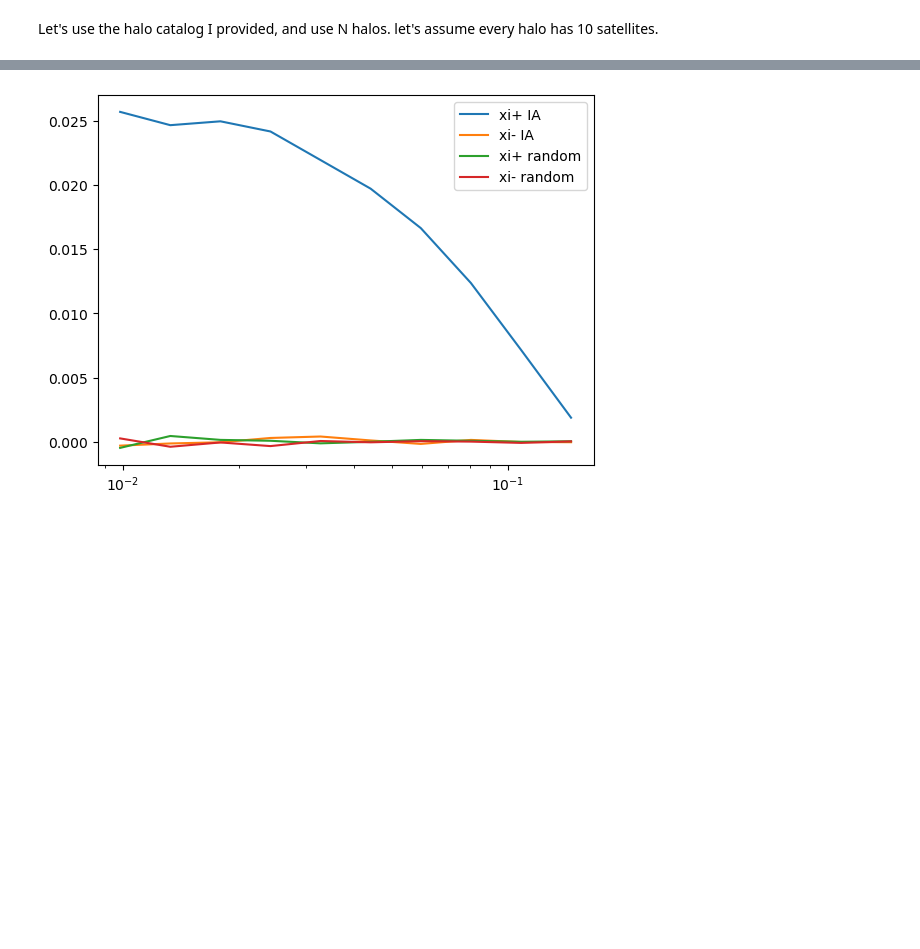
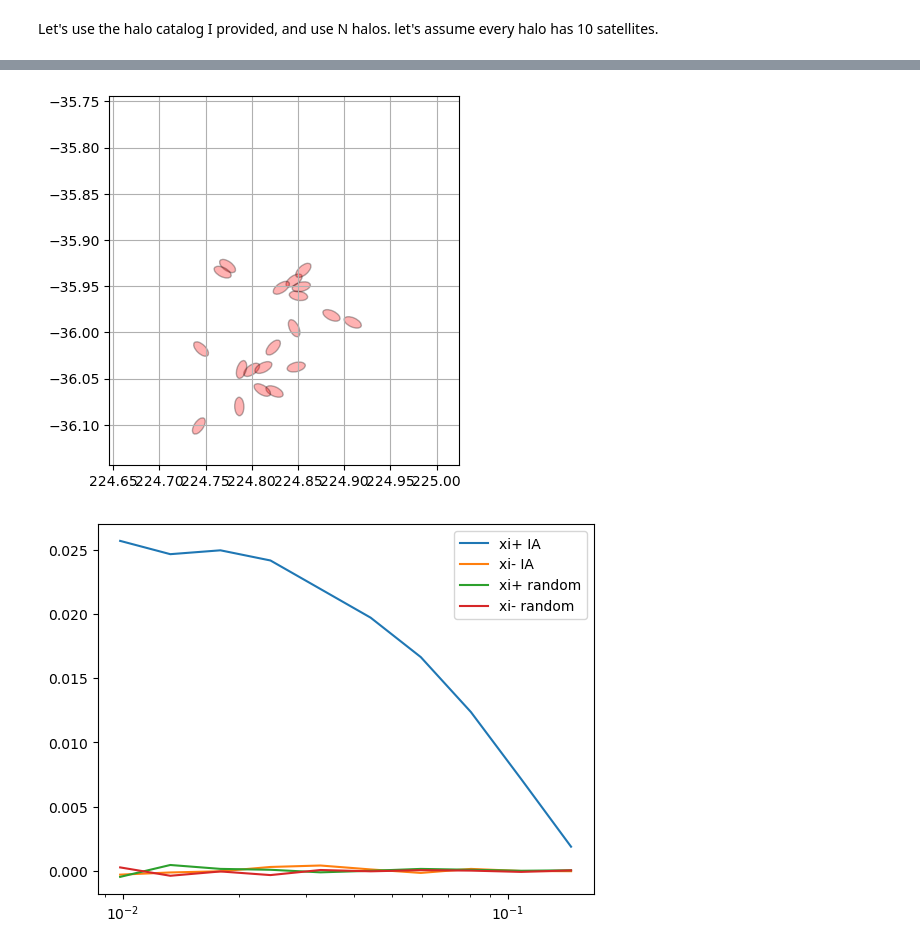
Before and after one commit to mgatti29/IA_halos, a Jupyter notebook: notebooks/intro_WL_IA.ipynb, the cells around one changed output, grey strips where cells are left out. Cells and saved outputs as stored; diff of their text form; code cells hidden in the pictures; blank space fills up the shorter version.

Commit message:
addded plot

```diff
--- a/notebooks/intro_WL_IA.ipynb
+++ b/notebooks/intro_WL_IA.ipynb
@@ -432,3 +432,41 @@ plt.show()
+# %%
+# let's project the vector onto the sphere
+projected_axes, north, west =  project_alignments_with_NCP( v.T, np.array([xs,ys,zs]).T )
+phi =   - get_position_angle(projected_axes)
+# I added a - sign.  I think it's because of conventions...
+
+
+# let's assume some galaxies
+A2d = 0.02*np.ones(len(xs))
+B2d = 0.01*np.ones(len(xs))
+q = B2d/A2d
+
+
+# compute e1 and e2
+e1 = (1-q)/(1+q)* np.cos(2*phi-np.pi)
+e2 = (1-q)/(1+q)* np.sin(2*phi-np.pi)
+
+# let's get ra,dec
+index_f = hp.pixelfunc.vec2pix(8192*32, xs,ys,zs)
+dec,ra = IndexToDeclRa(index_f,8192*32,nest= False)
+
+
+
+
+
+fig, ax = plt.subplots()
+#plot omly the first 10 galaxies
+for i in range(len(ra)):
+    # only plot galaxies with small ellipticity for visualisation purposes
+    if e1[i]**2+e2[i]**2<0.5:
+        visualize_ellipse(e1[i], e2[i],ra[i],dec[i],ax,A2d[i],B2d[i])
+
+dd = 0.2
+ax.set_xlim(ra[0]-dd, ra[1]+dd)
+ax.set_ylim(dec[0]-dd,dec[0]+dd)
+plt.show()
+# %% [output]
+[figure, added]
 # %%
 # redoit but for a lot of galaxies
 # get ra,dec
```
Also changed, not shown: parts of 2 cells of this notebook.
